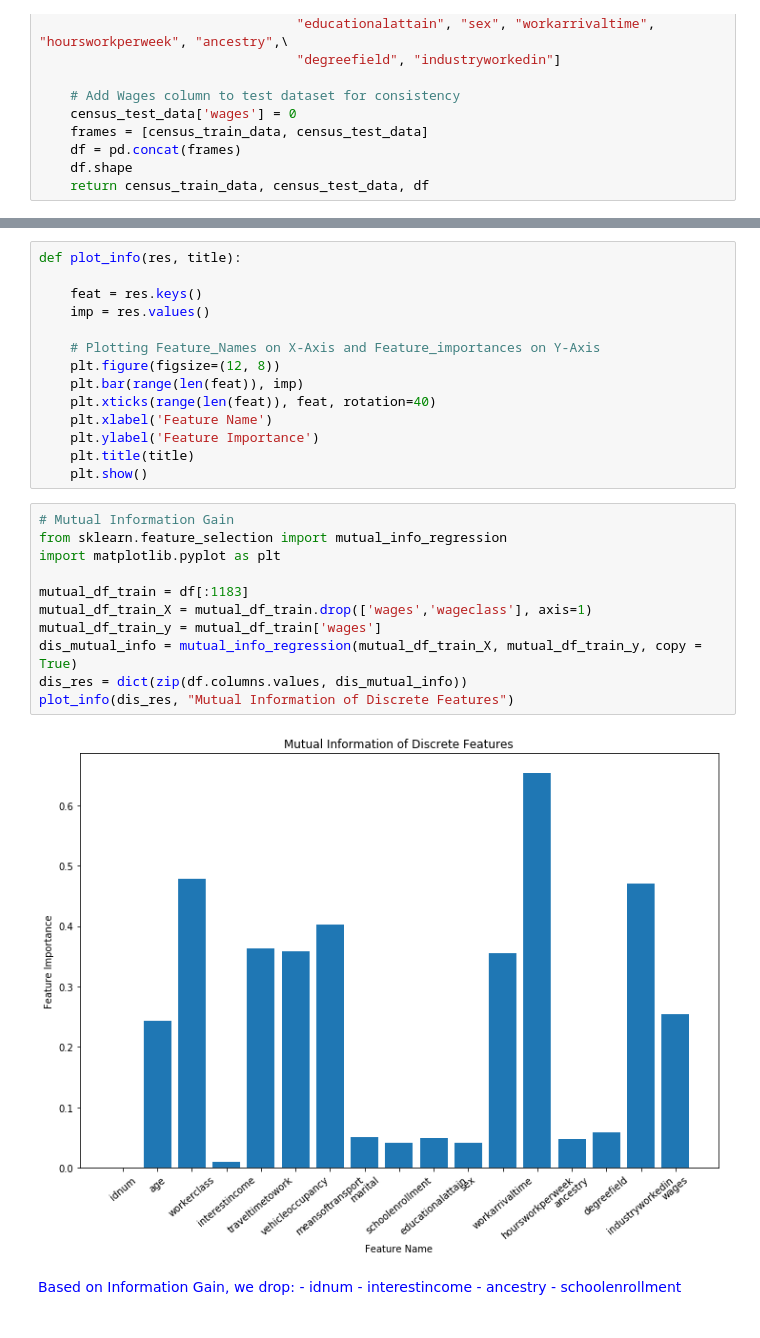
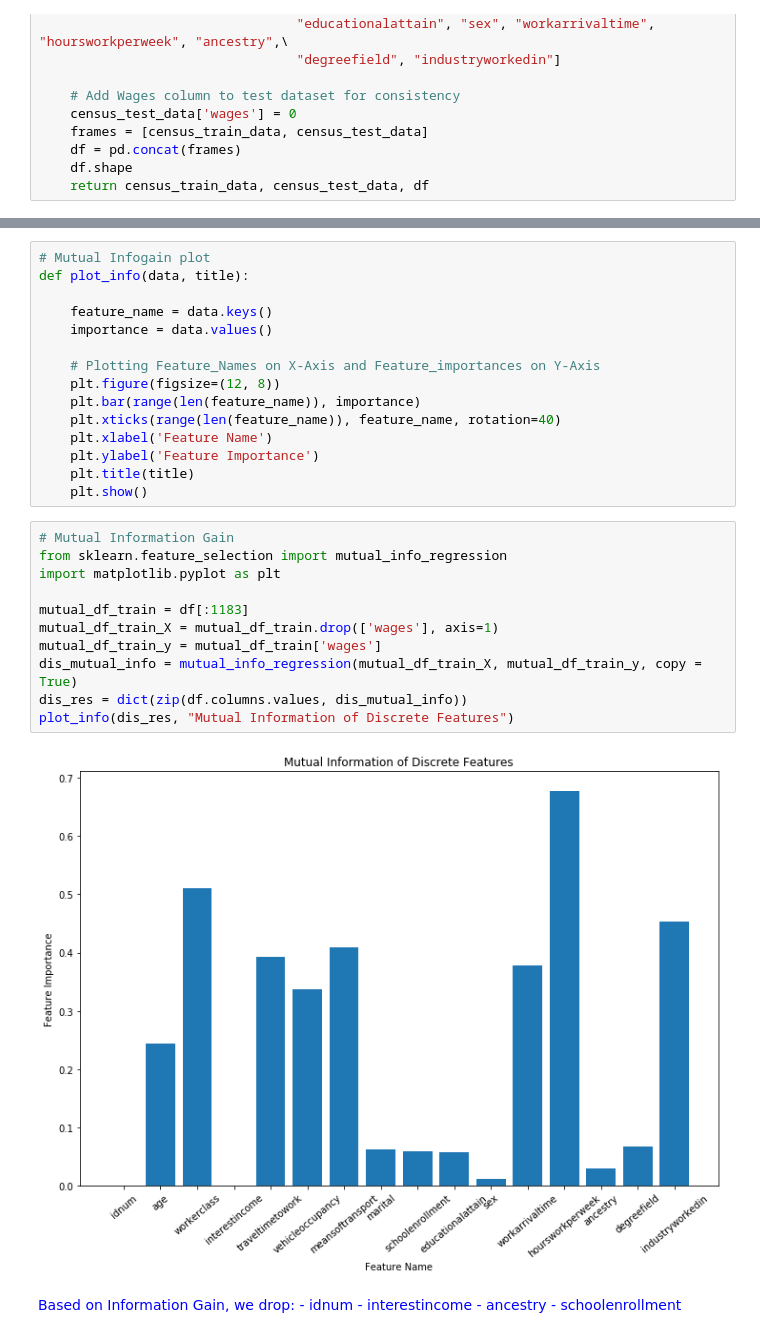
Before and after one commit to akshaytambe/Machine-Learning, a Jupyter notebook: Final Project/apt321_ss11381_ML_Final_Project_HW5.ipynb, the cells around one changed output, grey strips where cells are left out. Cells and saved outputs as stored; diff of their text form.

```diff
--- a/Final Project/apt321_ss11381_ML_Final_Project_HW5.ipynb
+++ b/Final Project/apt321_ss11381_ML_Final_Project_HW5.ipynb
@@ -150,13 +192,14 @@ df.head(5)
 # %%
-def plot_info(res, title):
+# Mutual Infogain plot
+def plot_info(data, title):
 
-    feat = res.keys()
-    imp = res.values()
+    feature_name = data.keys()
+    importance = data.values()
 
     # Plotting Feature_Names on X-Axis and Feature_importances on Y-Axis
     plt.figure(figsize=(12, 8))
-    plt.bar(range(len(feat)), imp)
-    plt.xticks(range(len(feat)), feat, rotation=40)
+    plt.bar(range(len(feature_name)), importance)
+    plt.xticks(range(len(feature_name)), feature_name, rotation=40)
     plt.xlabel('Feature Name')
     plt.ylabel('Feature Importance')
     plt.title(title)
@@ -164,16 +207,16 @@ def plot_info(res, title):
 # %%
 # Mutual Information Gain
 from sklearn.feature_selection import mutual_info_regression
 import matplotlib.pyplot as plt
 
 mutual_df_train = df[:1183]
-mutual_df_train_X = mutual_df_train.drop(['wages','wageclass'], axis=1)
+mutual_df_train_X = mutual_df_train.drop(['wages'], axis=1)
 mutual_df_train_y = mutual_df_train['wages']
 dis_mutual_info = mutual_info_regression(mutual_df_train_X, mutual_df_train_y, copy = True)
 dis_res = dict(zip(df.columns.values, dis_mutual_info))
 plot_info(dis_res, "Mutual Information of Discrete Features")
 # %% [output]
-[figure, old version]
+[figure, new version]
 # %% [markdown]
 <div style="color:blue">
 Based on Information Gain, we drop:
```
Also changed, not shown: parts of 63 cells of this notebook.
